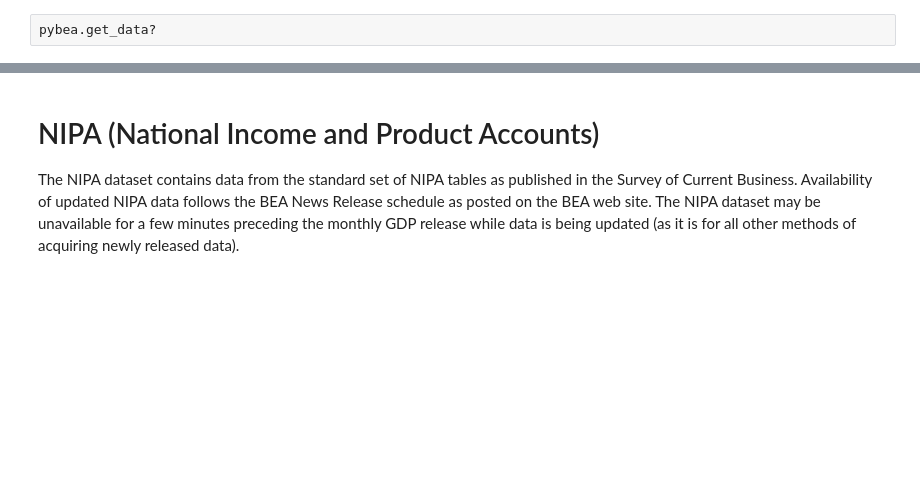
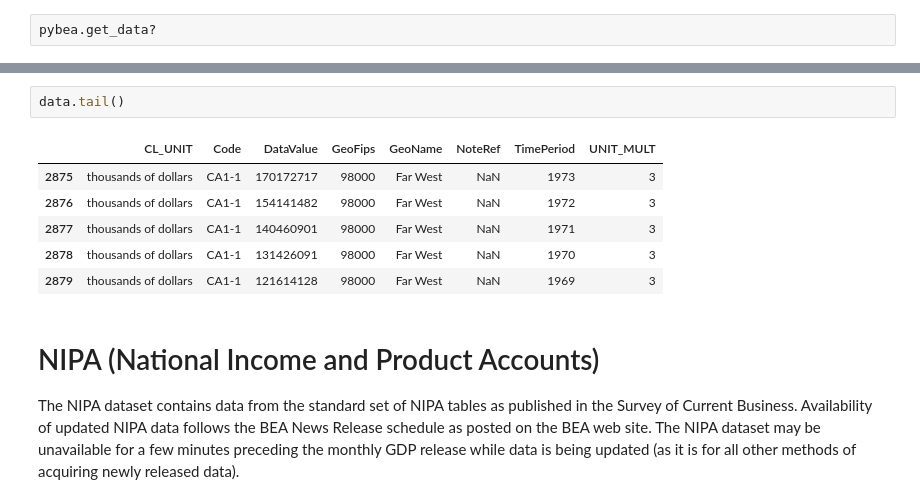
Before and after one commit to davidrpugh/pyBEA, a Jupyter notebook: examples/user-guide.ipynb, the cells around one changed output, grey strips where cells are left out. Cells and saved outputs as stored; diff of their text form; blank space fills up the shorter version.

```diff
--- a/examples/user-guide.ipynb
+++ b/examples/user-guide.ipynb
@@ -163,3 +144,12 @@ print(data.head())
+# %%
+data.tail()
+# %% [output]
+|  | CL_UNIT | Code | DataValue | GeoFips | GeoName | NoteRef | TimePeriod | UNIT_MULT |
+| 2875 | thousands of dollars | CA1-1 | 170172717 | 98000 | Far West | NaN | 1973 | 3 |
+| 2876 | thousands of dollars | CA1-1 | 154141482 | 98000 | Far West | NaN | 1972 | 3 |
+| 2877 | thousands of dollars | CA1-1 | 140460901 | 98000 | Far West | NaN | 1971 | 3 |
+| 2878 | thousands of dollars | CA1-1 | 131426091 | 98000 | Far West | NaN | 1970 | 3 |
+| 2879 | thousands of dollars | CA1-1 | 121614128 | 98000 | Far West | NaN | 1969 | 3 |
 # %% [markdown]
 # NIPA (National Income and Product Accounts)
 
```
Also changed, not shown: parts of 17 cells of this notebook, 1 other file.
